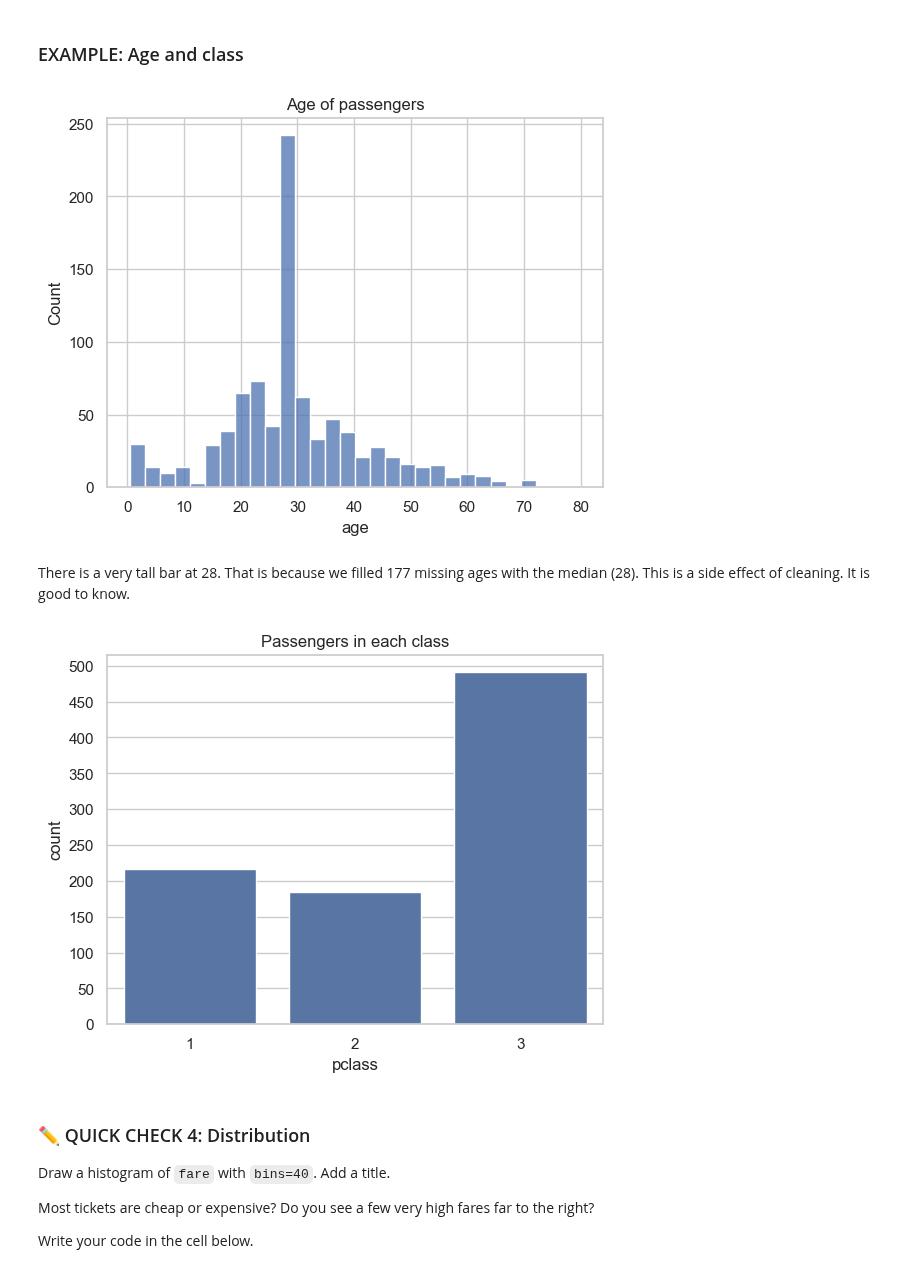
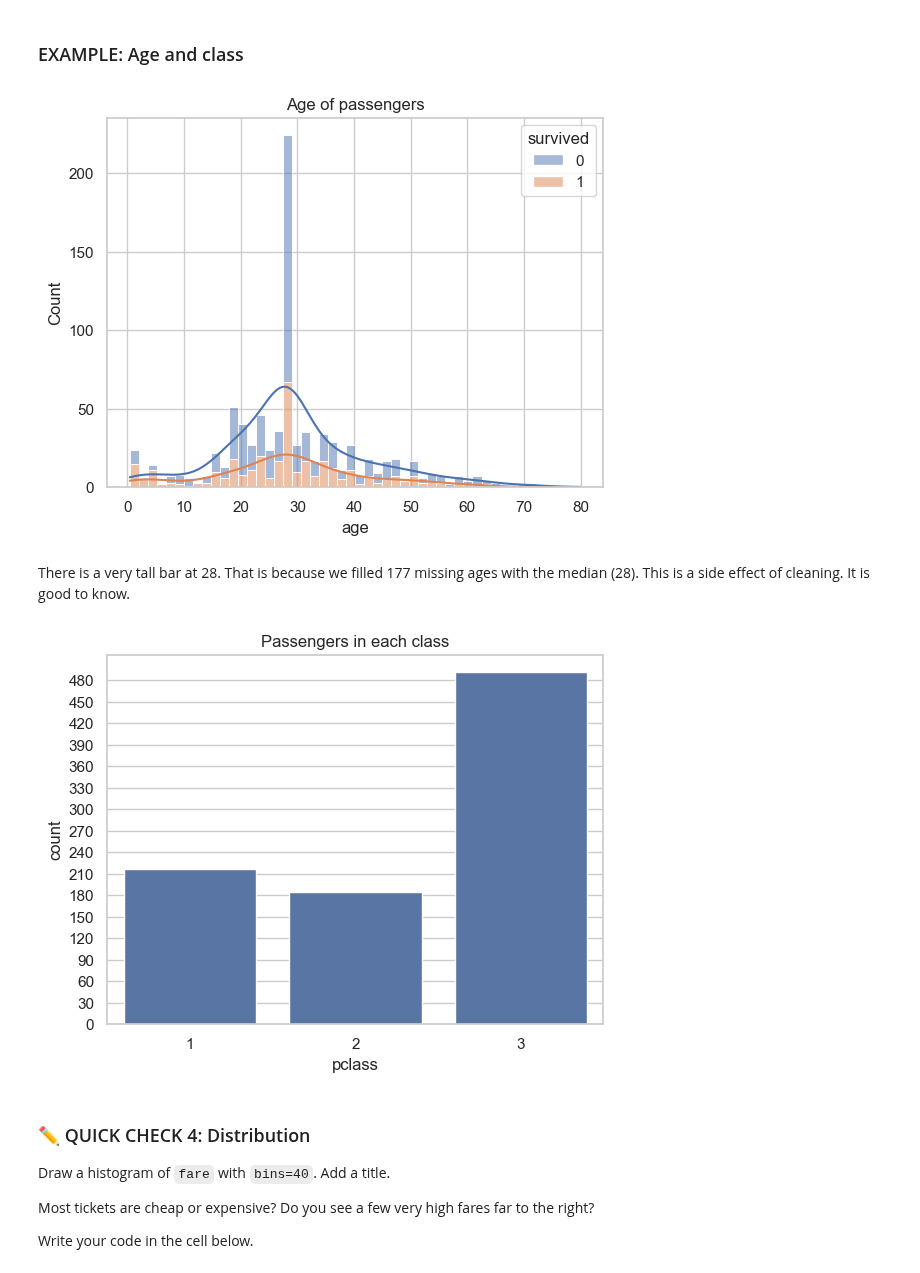
Before and after one commit to khan1020/Python-for-AI-course, a Jupyter notebook: notebooks/Week 4/Day 17/Day_17_EDA_Project.ipynb, the cells around one changed output. Cells and saved outputs as stored; diff of their text form; code cells hidden in the pictures.

```diff
--- a/notebooks/Week 4/Day 17/Day_17_EDA_Project.ipynb
+++ b/notebooks/Week 4/Day 17/Day_17_EDA_Project.ipynb
@@ -267,22 +267,22 @@ Write your code in the cell below.
 # %% [markdown]
 ### EXAMPLE: Age and class
 # %%
-sns.histplot(data=df, x="age", bins=30)
+sns.histplot(data=df, x="age", bins=50, kde=True, color="blue", hue="survived", multiple="stack")
 plt.title("Age of passengers")
 plt.show()
 
 # hue="survived"
 # %% [output]
-[figure, old version]
+[figure, new version]
 # %% [markdown]
 There is a very tall bar at 28. That is because we filled 177 missing ages with the median (28). This is a side effect of cleaning. It is good to know.
 # %%
 sns.countplot(data=df, x="pclass")
-# plt.yticks(range(0, 501, 50))
+plt.yticks(range(0, 501, 30))
 plt.title("Passengers in each class")
 plt.show()
 # %% [output]
-[figure, old version]
+[figure, new version]
 # %% [markdown]
 ### ✏️ QUICK CHECK 4: Distribution
 
```
Also changed, not shown: parts of 8 cells of this notebook, 3 other files.
